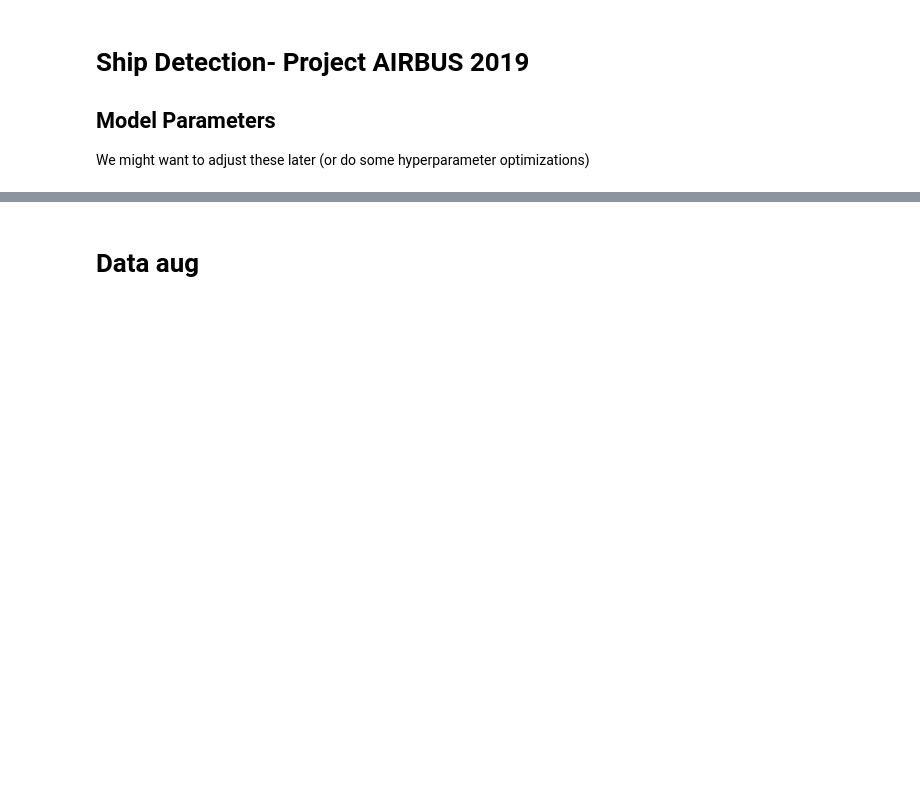
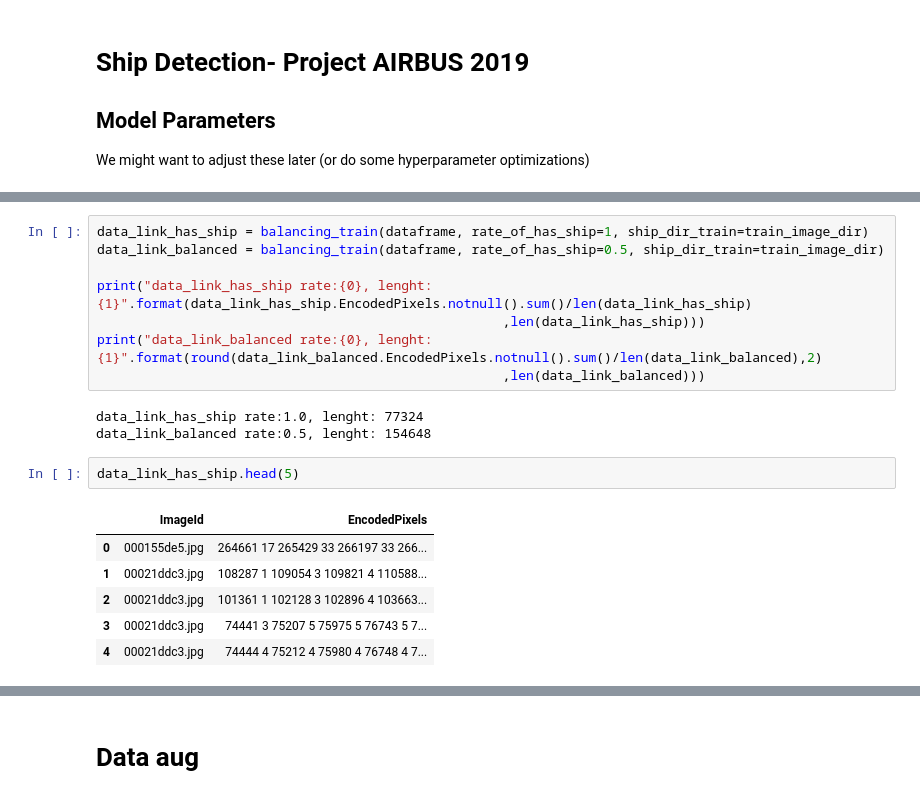
Before and after one commit to AnthonyHoudaille/FilRougeAIRBUS, a Jupyter notebook: notebook/Segmentation.ipynb, the cells around one changed output, grey strips where cells are left out. Saved outputs shown, nothing was run; the diff lists cells and outputs as text; blank space fills up the shorter version.

```diff
--- a/notebook/Segmentation.ipynb
+++ b/notebook/Segmentation.ipynb
@@ -112,0 +73,20 @@ We make a generator to produce batches of images
+# %%
+data_link_has_ship = balancing_train(dataframe, rate_of_has_ship=1, ship_dir_train=train_image_dir)
+data_link_balanced = balancing_train(dataframe, rate_of_has_ship=0.5, ship_dir_train=train_image_dir)
+
+print("data_link_has_ship rate:{0}, lenght: {1}".format(data_link_has_ship.EncodedPixels.notnull().sum()/len(data_link_has_ship)
+                                                    ,len(data_link_has_ship)))
+print("data_link_balanced rate:{0}, lenght: {1}".format(round(data_link_balanced.EncodedPixels.notnull().sum()/len(data_link_balanced),2)
+                                                    ,len(data_link_balanced)))
+# %% [output]
+data_link_has_ship rate:1.0, lenght: 77324
+data_link_balanced rate:0.5, lenght: 154648
+# %%
+data_link_has_ship.head(5)
+# %% [output]
+|  | ImageId | EncodedPixels |
+| 0 | 000155de5.jpg | 264661 17 265429 33 266197 33 266... |
+| 1 | 00021ddc3.jpg | 108287 1 109054 3 109821 4 110588... |
+| 2 | 00021ddc3.jpg | 101361 1 102128 3 102896 4 103663... |
+| 3 | 00021ddc3.jpg | 74441 3 75207 5 75975 5 76743 5 7... |
+| 4 | 00021ddc3.jpg | 74444 4 75212 4 75980 4 76748 4 7... |
```
Also changed, not shown: parts of 20 cells of this notebook, 6 other files.
